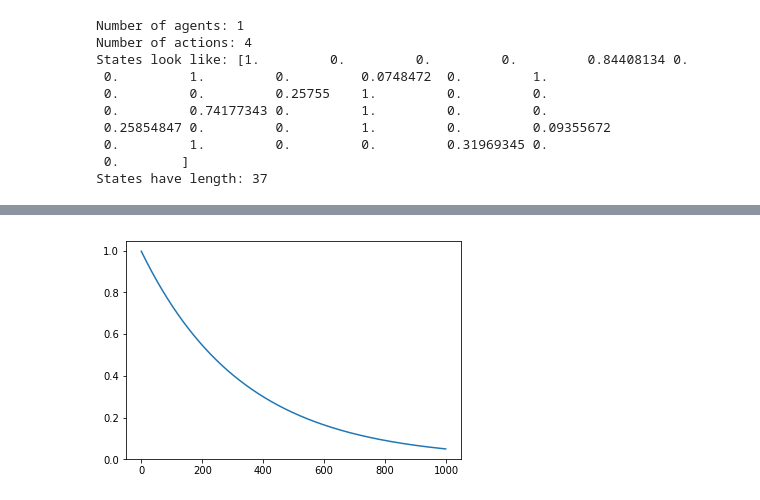
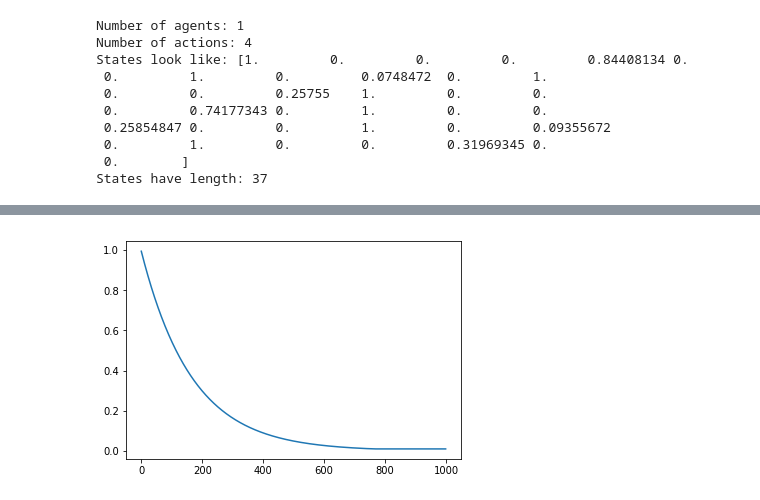
Before and after one commit to bhattsachin/deep-reinforcement-learning, a Jupyter notebook: p1_navigation/Navigation.ipynb, the cells around one changed output, grey strips where cells are left out. Saved outputs shown, nothing was run; the diff lists cells and outputs as text; code cells hidden in the pictures.

```diff
--- a/p1_navigation/Navigation.ipynb
+++ b/p1_navigation/Navigation.ipynb
@@ -188,16 +194,16 @@ plt.show()
 # %%
 import matplotlib.pyplot as plt
 import numpy as np
 
 eps_array = []
 eps = 1.0
-eps_decay = 0.997
+eps_decay = 0.994
 for i in range(1000):
     eps = max(0.01, eps_decay*eps)
     eps_array.append(eps)
 
 
 plt.plot(np.arange(len(eps_array)), eps_array)
 plt.show()
 # %% [output]
-[figure, old version]
+[figure, new version]
```
Also changed, not shown: parts of 23 cells of this notebook, 7 other files.
